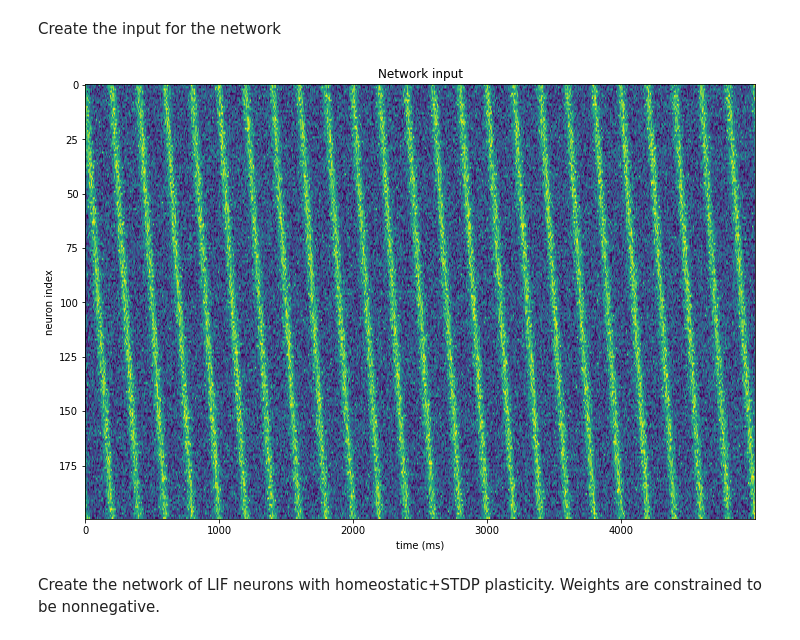
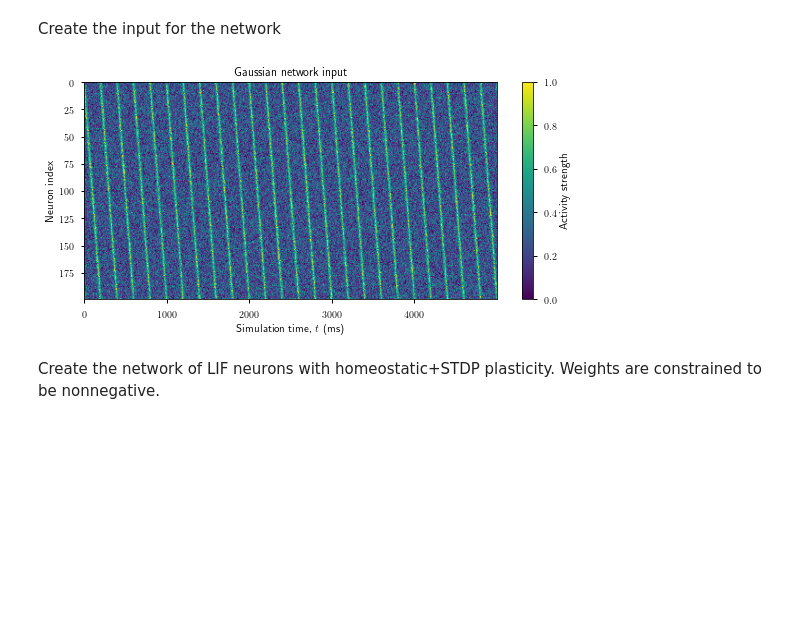
Before and after one commit to Dominic-DallOsto/STDP-Resonant-Networks, a Jupyter notebook: Gaussian bump simulation.ipynb, the cells around one changed output. Drawn from its saved outputs; the diff is of its cells as text; code cells hidden in the pictures; blank space fills up the shorter version.

Commit message:
Updates and plots

```diff
--- a/Gaussian bump simulation.ipynb
+++ b/Gaussian bump simulation.ipynb
@@ -4,6 +4,7 @@
 Aiming to replicate Figure 4 from [aceitunoResonancesInducedSpiking2020](http://arxiv.org/abs/2006.08537) using Bindsnet simulation
 # %%
 import torch
+import numpy as np
 import matplotlib.pyplot as plt
 from bindsnet.network import Network
 from bindsnet.network.monitors import Monitor
@@ -13,7 +14,13 @@ from bindsnet.network.topology import Connection
 from homeostatic_LIF_neuron import HomestaticLIFNodes
 from homeostatic_STDP import HomeostaticSTDP
 
-plt.rc('figure', figsize=(12.0, 8.0))
+plt.style.use('seaborn-notebook')
+plt.rc('font',**{'family':'sans-serif','sans-serif':['Computer Modern Sans serif']})
+plt.rc('text', usetex=True)
+np.random.seed(7) # seed so plots are repeatable
+%matplotlib inline
+# need the %matplotlib inline for the following to work
+plt.rc('figure', figsize = [8,6]) # paper figures should be width 8 (full linewidth) to have nicely readable text
 # %%
 def wrap_half_period(x: torch.Tensor, period: int):
 	return (x + period//2) % period - period//2
@@ -63,21 +70,25 @@ Create the input for the network
 # %%
 time = 5000
 num_neurons = 200
 bump_speed = 1
 period = num_neurons // bump_speed
 input_noise_ratio = 0.5
 
-input_voltage = get_rotating_gaussian(time, num_neurons, bump_speed, num_neurons//10)
+input_voltage = get_rotating_gaussian(time, num_neurons, bump_speed, num_neurons//20)
 input_spikes = convert_to_spikes(input_voltage, input_noise_ratio)
 
-plt.imshow(input_spikes.T)
+plt.figure(figsize=(8,4))
+im = plt.imshow(input_spikes.T)
 plt.axis('auto')
-plt.title('Network input')
-plt.ylabel('neuron index')
-plt.xlabel('time (ms)')
+plt.title('Gaussian network input')
+plt.ylabel('Neuron index')
+plt.xlabel('Simulation time, $t$ (ms)')
+plt.colorbar(im, label='Activity strength')
+plt.tight_layout()
+plt.savefig('plots/gaussian-input.pdf')
 plt.show()
 # %% [output]
-[figure, old version]
+[figure, new version]
 # %% [markdown]
 Create the network of LIF neurons with homeostatic+STDP plasticity. Weights are constrained to be nonnegative.
 # %%
```
Also changed, not shown: parts of 8 cells of this notebook, 27 other files.
